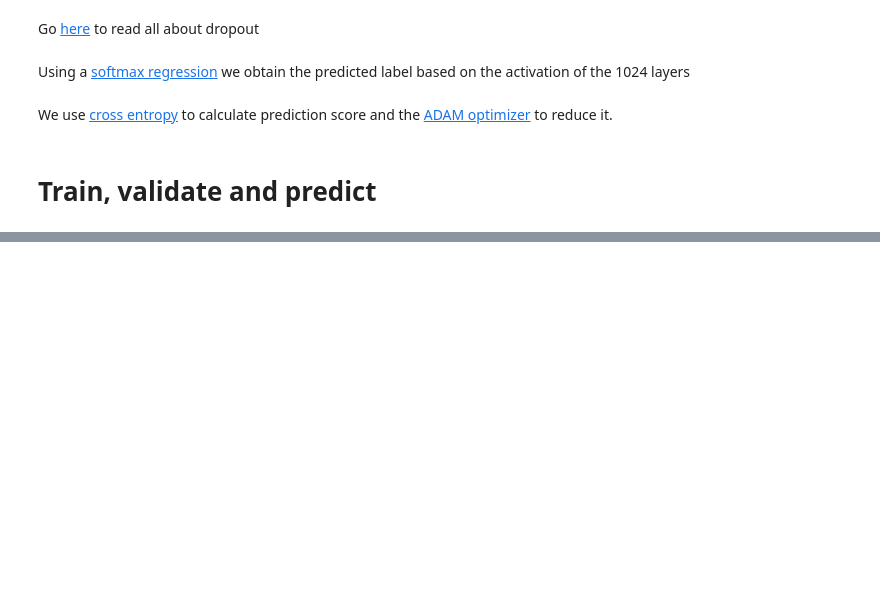
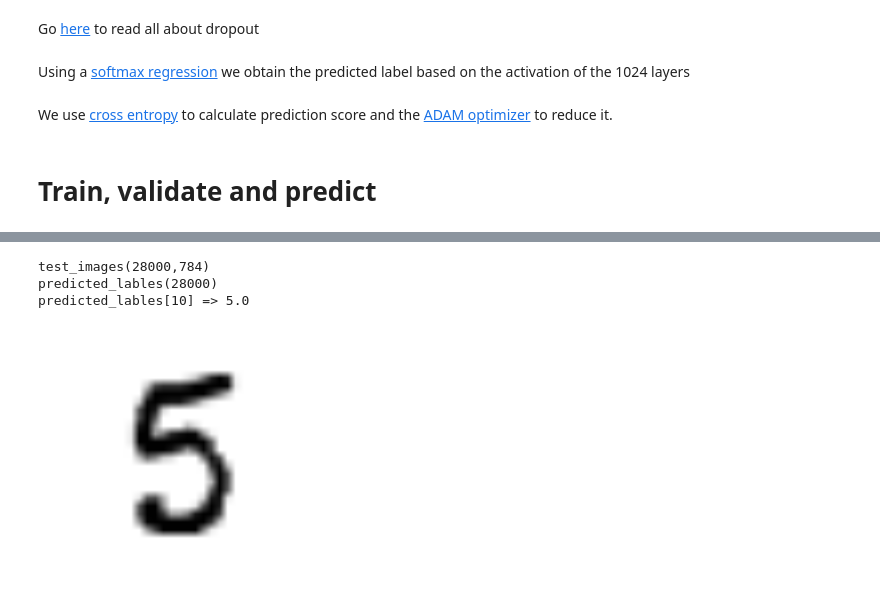
Before and after one commit to michaelwang1994/Main, a Jupyter notebook: NN/MNIST_Tutorial_01.ipynb, the cells around one changed output, grey strips where cells are left out. Saved outputs shown, nothing was run; the diff lists cells and outputs as text; code cells hidden in the pictures; blank space fills up the shorter version.

```diff
--- a/NN/MNIST_Tutorial_01.ipynb
+++ b/NN/MNIST_Tutorial_01.ipynb
@@ -11,13 +11,13 @@ import seaborn as sns
 LEARNING_RATE = 1e-4
 
 # set to 20k on local environment to get .99 accuracy
-TRAINING_ITERATIONS = 2500
+TRAINING_ITERATIONS = 20000
 
 DROPOUT = 0.5
 BATCH_SIZE = 50
 
 # set to 0 to train on all available data
-VALIDATION_SIZE = 0
+VALIDATION_SIZE = 2000
 
 #image number to output
 IMAGE_TO_DISPLAY = 10
@@ -323,34 +342,39 @@ if(VALIDATION_SIZE):
 # %%
 # read test data from CSV file
-test_images = pd.read_csv('../input/test.csv').values
+test_images = pd.read_csv('/Users/hechengwang/GitHub/NN/test.csv').values
 test_images = test_images.astype(np.float)
 
 # convert from [0:255] => [0.0:1.0]
 test_images = np.multiply(test_images, 1.0 / 255.0)
 
 print('test_images({0[0]},{0[1]})'.format(test_images.shape))
 
 
 # predict test set
 #predicted_lables = predict.eval(feed_dict={x: test_images, keep_prob: 1.0})
 
 # using batches is more resource efficient
 predicted_lables = np.zeros(test_images.shape[0])
 for i in range(0,test_images.shape[0]//BATCH_SIZE):
     predicted_lables[i*BATCH_SIZE : (i+1)*BATCH_SIZE] = predict.eval(feed_dict={x: test_images[i*BATCH_SIZE : (i+1)*BATCH_SIZE],
                                                                                 keep_prob: 1.0})
 
 
 print('predicted_lables({0})'.format(len(predicted_lables)))
 
 # output test image and prediction
 display(test_images[IMAGE_TO_DISPLAY])
 print ('predicted_lables[{0}] => {1}'.format(IMAGE_TO_DISPLAY,predicted_lables[IMAGE_TO_DISPLAY]))
 
 # save results
-np.savetxt('submission_softmax.csv',
+np.savetxt('/Users/hechengwang/GitHub/NN/submission_softmax.csv',
            np.c_[range(1,len(test_images)+1),predicted_lables],
            delimiter=',',
            header = 'ImageId,Label',
            comments = '',
            fmt='%d')
+# %% [output]
+test_images(28000,784)
+predicted_lables(28000)
+predicted_lables[10] => 5.0
+[figure, added]
```
Also changed, not shown: parts of 7 cells of this notebook, 1 other file.
